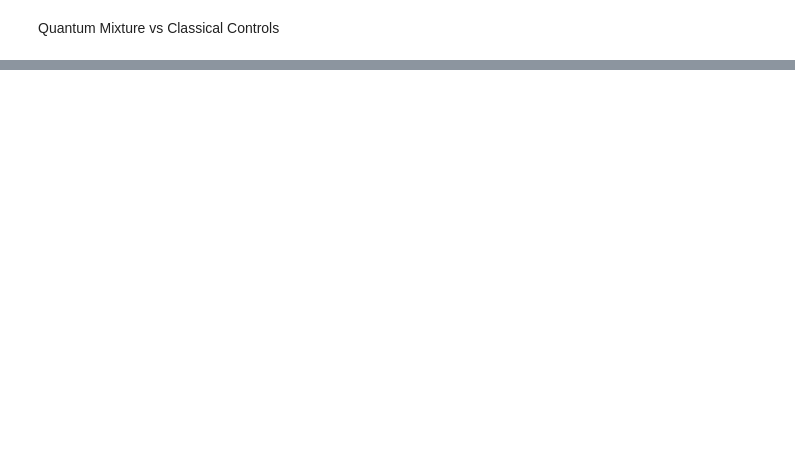
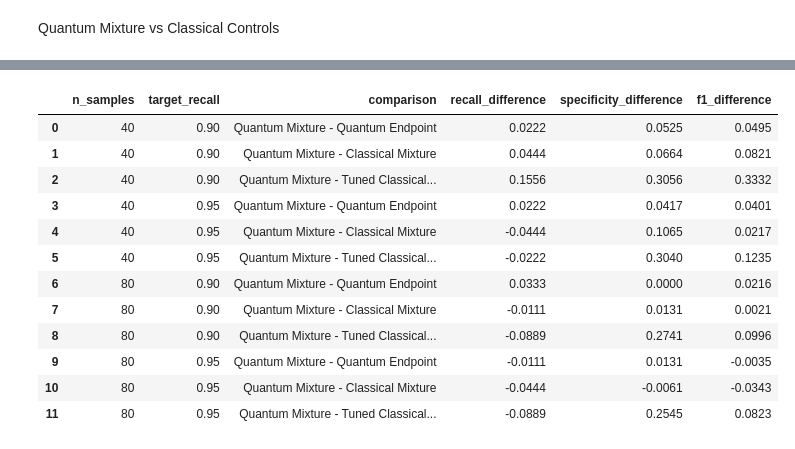
Before and after one commit to mena-04/qml, a Jupyter notebook: phases2_5.ipynb, the cells around one changed output, grey strips where cells are left out. Saved outputs shown, nothing was run; the diff lists cells and outputs as text; code cells hidden in the pictures; blank space fills up the shorter version.

```diff
--- a/phases2_5.ipynb
+++ b/phases2_5.ipynb
@@ -4410,0 +4706,87 @@ p512_differences.to_csv(
+# %%
+
+paired = p513_df.pivot(
+    index=[
+        "n_samples",
+        "seed",
+        "fold",
+        "target_recall"
+    ],
+    columns="model",
+    values=[
+        "recall",
+        "specificity",
+        "f1"
+    ]
+)
+
+paired.columns = [
+    f"{metric}__{model}"
+    for metric, model in paired.columns
+]
+
+paired = paired.reset_index()
+
+controls = [
+    "Quantum Endpoint",
+    "Classical Mixture",
+    "Tuned Classical RBF"
+]
+
+records = []
+
+for (n_samples, target), subset in paired.groupby(
+    ["n_samples", "target_recall"]
+):
+
+    for control in controls:
+
+        record = {
+            "n_samples": n_samples,
+            "target_recall": target,
+            "comparison": (
+                "Quantum Mixture - " + control
+            )
+        }
+
+        for metric in [
+            "recall",
+            "specificity",
+            "f1"
+        ]:
+
+            diff = (
+                subset[
+                    f"{metric}__Quantum Mixture"
+                ]
+                - subset[f"{metric}__{control}"]
+            )
+
+            record[f"{metric}_difference"] = (
+                diff.mean()
+            )
+
+        records.append(record)
+
+p513_differences = pd.DataFrame(records)
+
+display(p513_differences.round(4))
+
+p513_differences.to_csv(
+    P513_DIR / "phase513_differences.csv",
+    index=False
+)
+# %% [output]
+|  | n_samples | target_recall | comparison | recall_difference | specificity_difference | f1_difference |
+| 0 | 40 | 0.90 | Quantum Mixture - Quantum Endpoint | 0.0222 | 0.0525 | 0.0495 |
+| 1 | 40 | 0.90 | Quantum Mixture - Classical Mixture | 0.0444 | 0.0664 | 0.0821 |
+| 2 | 40 | 0.90 | Quantum Mixture - Tuned Classical... | 0.1556 | 0.3056 | 0.3332 |
+| 3 | 40 | 0.95 | Quantum Mixture - Quantum Endpoint | 0.0222 | 0.0417 | 0.0401 |
+| 4 | 40 | 0.95 | Quantum Mixture - Classical Mixture | -0.0444 | 0.1065 | 0.0217 |
+| 5 | 40 | 0.95 | Quantum Mixture - Tuned Classical... | -0.0222 | 0.3040 | 0.1235 |
+| 6 | 80 | 0.90 | Quantum Mixture - Quantum Endpoint | 0.0333 | 0.0000 | 0.0216 |
+| 7 | 80 | 0.90 | Quantum Mixture - Classical Mixture | -0.0111 | 0.0131 | 0.0021 |
+| 8 | 80 | 0.90 | Quantum Mixture - Tuned Classical... | -0.0889 | 0.2741 | 0.0996 |
+| 9 | 80 | 0.95 | Quantum Mixture - Quantum Endpoint | -0.0111 | 0.0131 | -0.0035 |
+| 10 | 80 | 0.95 | Quantum Mixture - Classical Mixture | -0.0444 | -0.0061 | -0.0343 |
+| 11 | 80 | 0.95 | Quantum Mixture - Tuned Classical... | -0.0889 | 0.2545 | 0.0823 |
```
Also changed, not shown: parts of 23 cells of this notebook.
